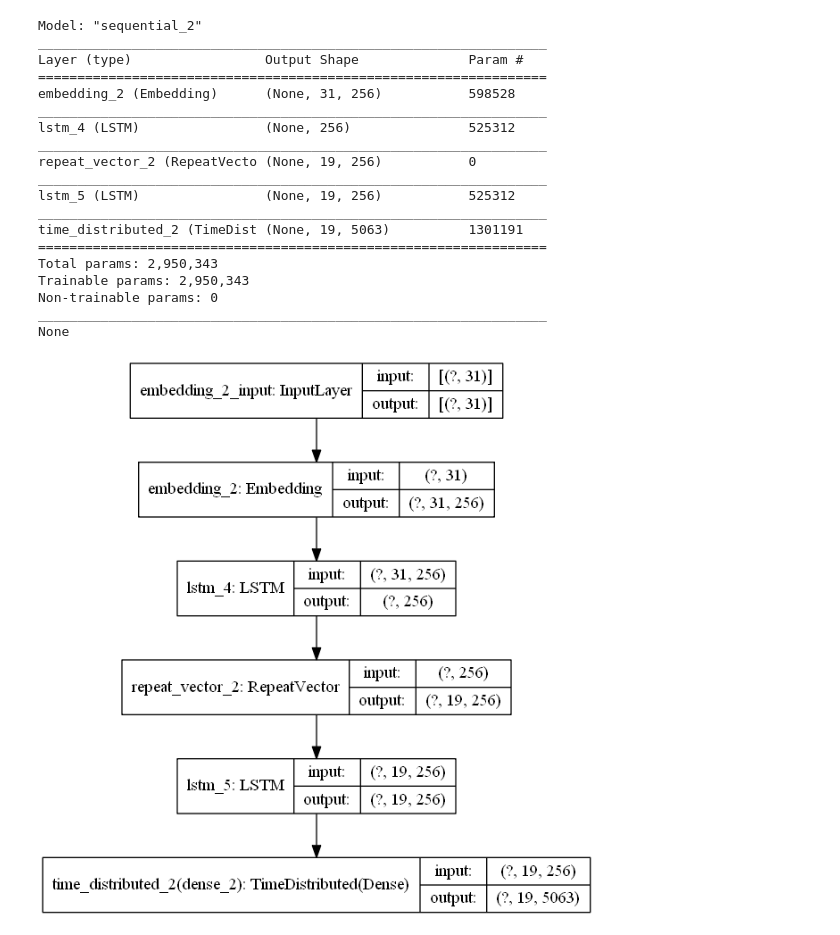
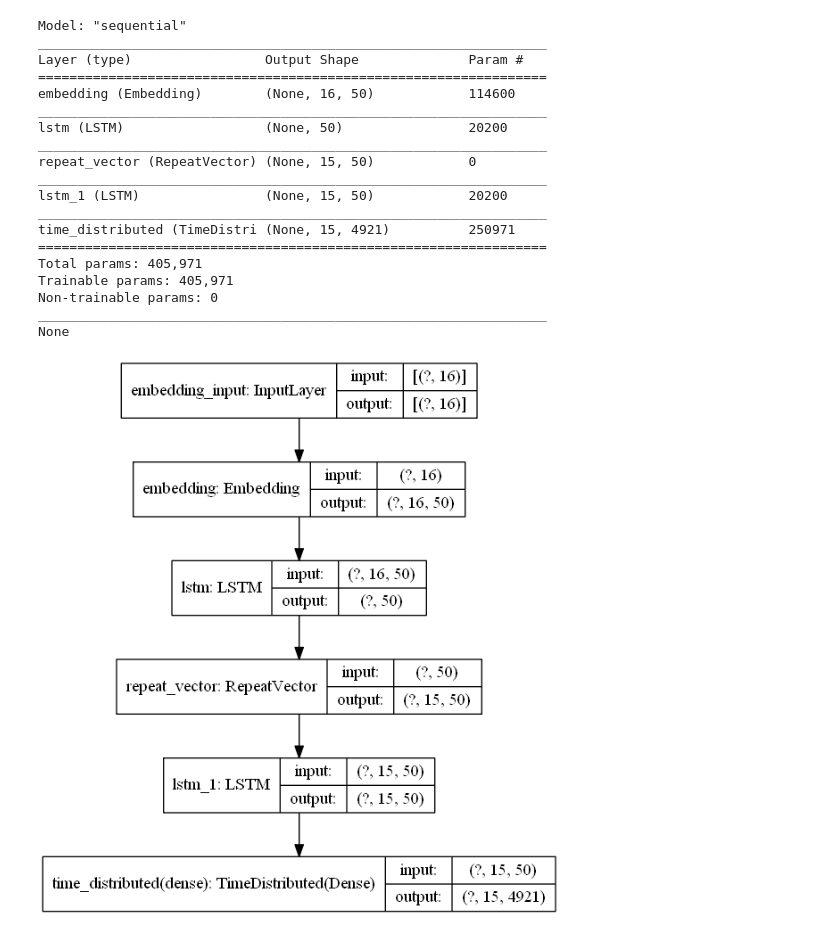
Before and after one commit to virsagothethird/Korean-English-translator, a Jupyter notebook: Untitled2.ipynb, the cells around one changed output. Cells and saved outputs as stored; diff of their text form; code cells hidden in the pictures.

```diff
--- a/Untitled2.ipynb
+++ b/Untitled2.ipynb
@@ -54,0 +45,6 @@ df_all
+# %%
+df_all = df_all.drop(drop)
+# %%
+df_all['lang'] = df_all['eng'].apply(detect)
+# %%
+df_all = df_all[df_all['lang']!='kor']
@@ -55,2 +55,7 @@ df_all
+# %%
+df_all = df_all.reset_index().drop(columns='index')
+
+df_all.to_csv('data/final_df_fix.txt',sep='\t')
+df_all.to_csv('data/final_df_fix.csv',sep='\t')
 # %%
 df_test = df_test.drop([3317,3316])
@@ -168,29 +191,29 @@ def define_model(src_vocab, tar_vocab, src_timesteps, tar_timesteps, n_units):
     return model
 # %%
 # define model
-model = define_model(eng_vocab_size, kor_vocab_size, eng_max_length, kor_max_length, 256)
-model.compile(optimizer='adam', loss='categorical_crossentropy')
+model = define_model(eng_vocab_size, kor_vocab_size, eng_max_length, kor_max_length, 50)
+model.compile(optimizer='adam', loss='categorical_crossentropy',metrics=['mae', 'acc'])
 # summarize defined model
 print(model.summary())
 plot_model(model, to_file='model.png', show_shapes=True)
 # %% [output]
-Model: "sequential_2"
+Model: "sequential"
 _________________________________________________________________
 Layer (type)                 Output Shape              Param #
 =================================================================
-embedding_2 (Embedding)      (None, 31, 256)           598528
+embedding (Embedding)        (None, 16, 50)            114600
 _________________________________________________________________
-lstm_4 (LSTM)                (None, 256)               525312
+lstm (LSTM)                  (None, 50)                20200
 _________________________________________________________________
-repeat_vector_2 (RepeatVecto (None, 19, 256)           0
+repeat_vector (RepeatVector) (None, 15, 50)            0
 _________________________________________________________________
-lstm_5 (LSTM)                (None, 19, 256)           525312
+lstm_1 (LSTM)                (None, 15, 50)            20200
 _________________________________________________________________
-time_distributed_2 (TimeDist (None, 19, 5063)          1301191
+time_distributed (TimeDistri (None, 15, 4921)          250971
 =================================================================
-Total params: 2,950,343
-Trainable params: 2,950,343
+Total params: 405,971
+Trainable params: 405,971
 Non-trainable params: 0
 _________________________________________________________________
 None
-[figure, old version]
+[figure, new version]
```
Also changed, not shown: parts of 21 cells of this notebook, 4 other files.
